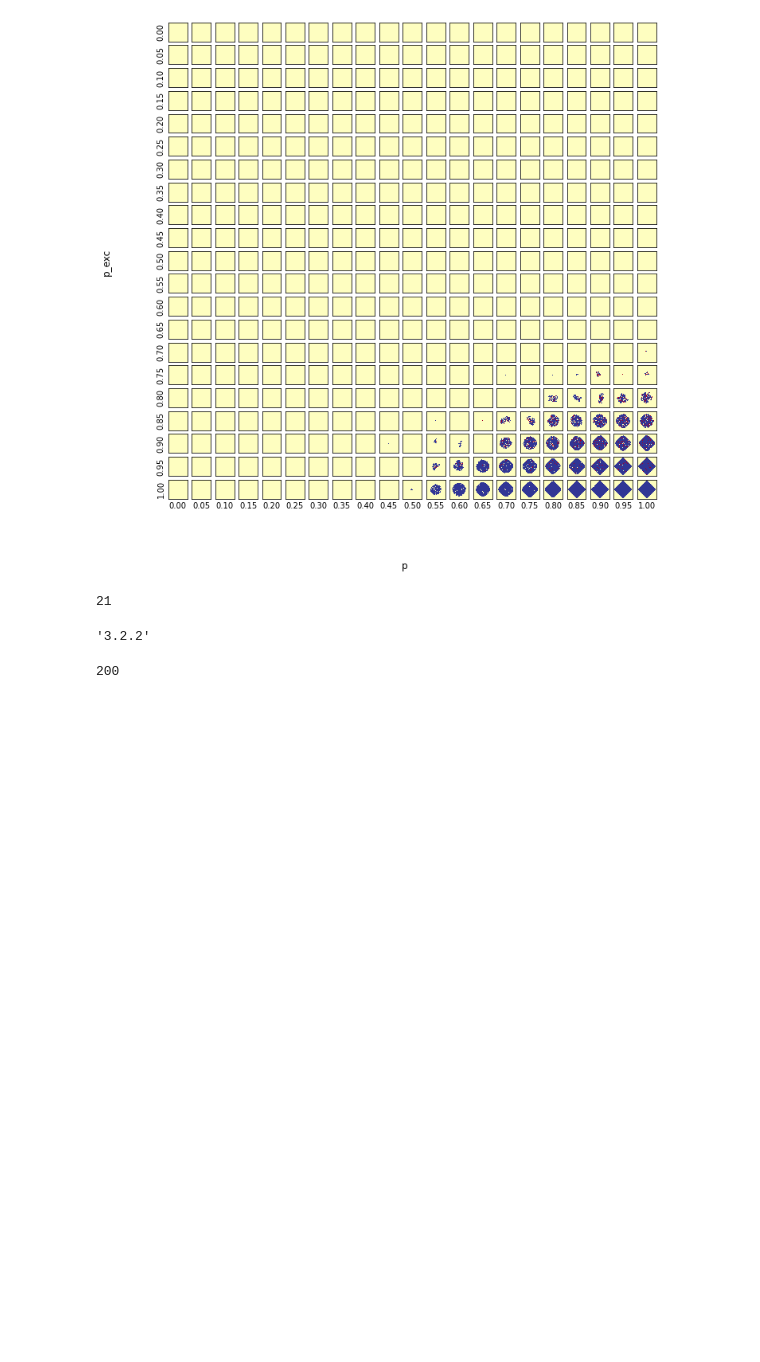
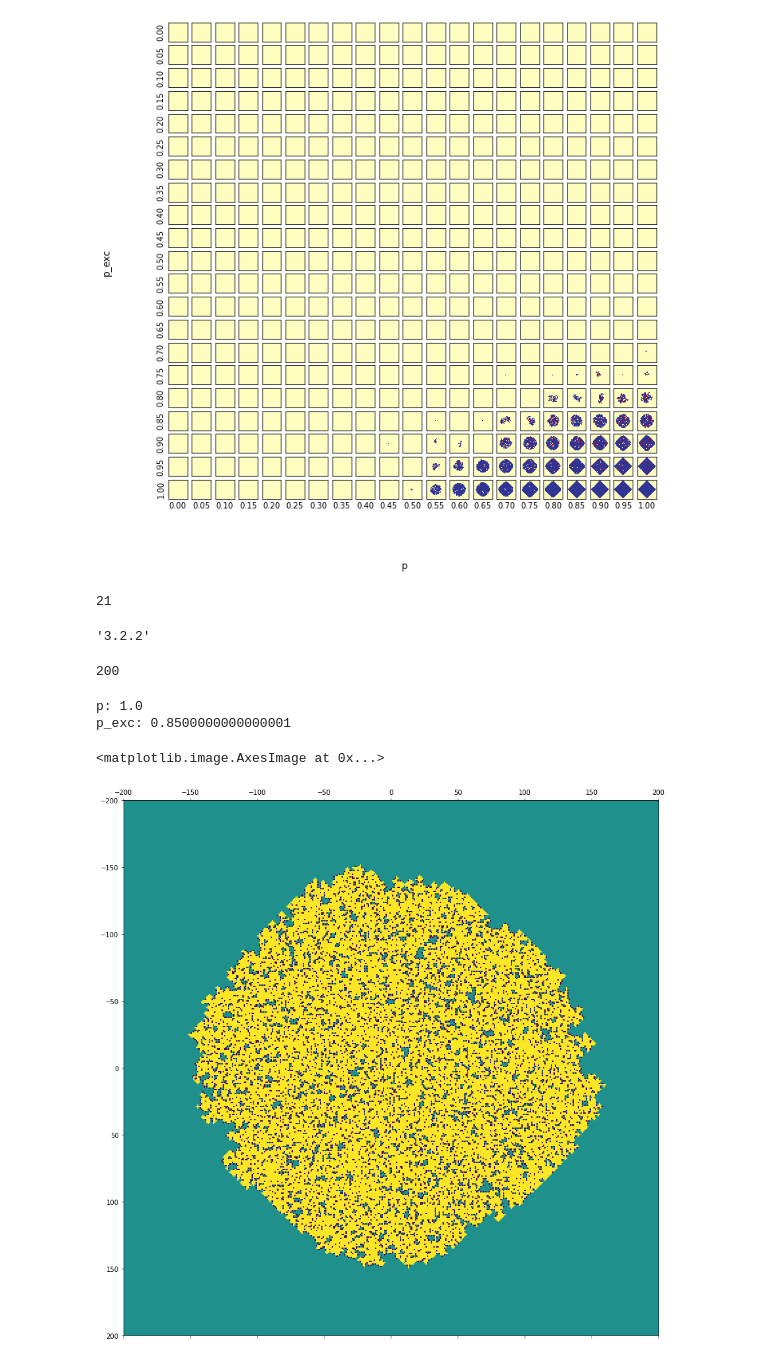
Before and after one commit to aloejhb/pyava, a Jupyter notebook: notebooks/parameter_scan_ei_perc_2d.ipynb, the cells around one changed output. Cells and saved outputs as stored; diff of their text form; code cells hidden in the pictures; blank space fills up the shorter version.

```diff
--- a/notebooks/parameter_scan_ei_perc_2d.ipynb
+++ b/notebooks/parameter_scan_ei_perc_2d.ipynb
@@ -212,6 +212,28 @@ lat.act_time_mat[lat.act_time_mat<1e308].max().astype('int')
 #dir(lat)
 # %% [output]
 200
+# %%
+j, k = (20, 17)
+par_list = scan_par['par_list']
+mesh1 = scan_par['mesh_list'][0]
+mesh2 = scan_par['mesh_list'][1]
+print('{}: {}'.format(par_list[0], mesh1[j]))
+print('{}: {}'.format(par_list[1], mesh2[k]))
+subdir = os.path.join(indir, 'j_{:03d}_k_{:03d}'.format(j, k))
+repeat_nb = 13
+
+lat = read_lattice(os.path.join(subdir, '{:03d}.pkl'.format(repeat_nb)))
+
+t =300
+fig, axs = plt.subplots(figsize=(15,15))
+radius = lat.radius
+extent = [-radius, radius, radius, -radius]
+axs.matshow(np.multiply(lat.node_type_mat, lat.act_time_mat<=t), extent=extent)
+# %% [output]
+p: 1.0
+p_exc: 0.8500000000000001
+<matplotlib.image.AxesImage at 0x...>
+[figure, added]
 # %%
 # j, k = (16, 16)
 # j, k = (19, 19)
```
Also changed, not shown: parts of 5 cells of this notebook, 1 other file.
